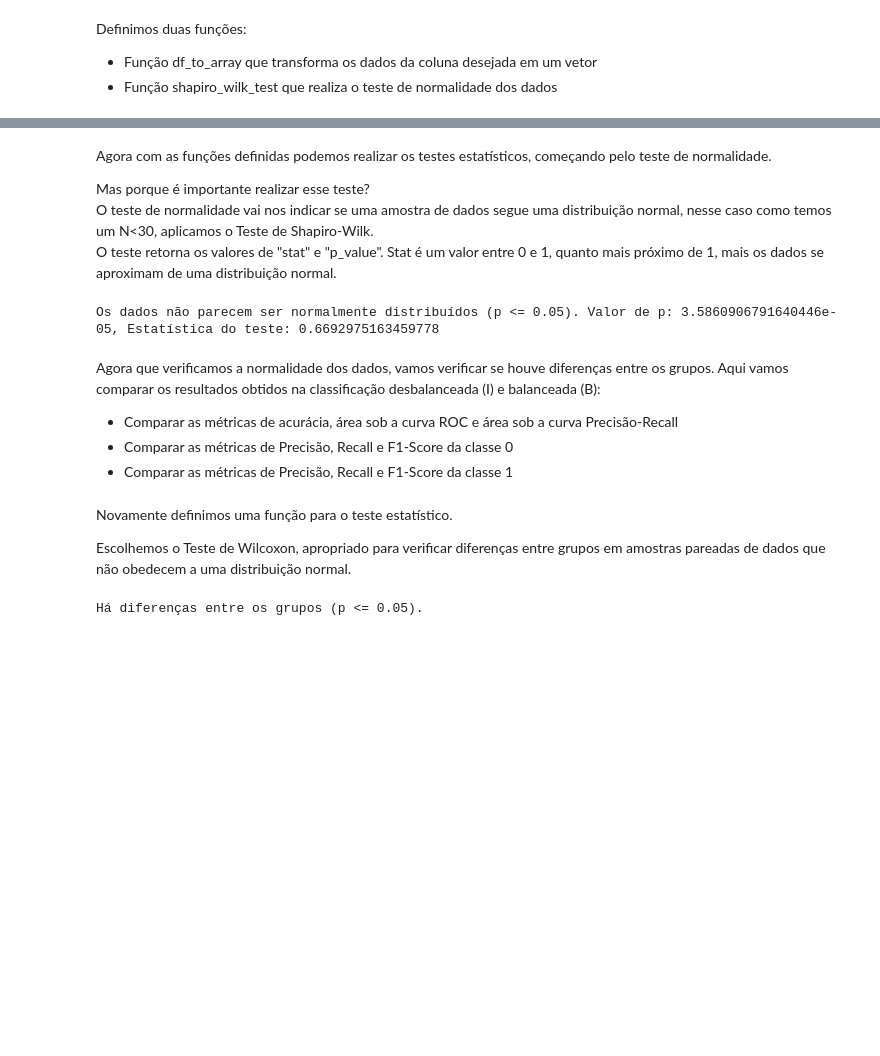
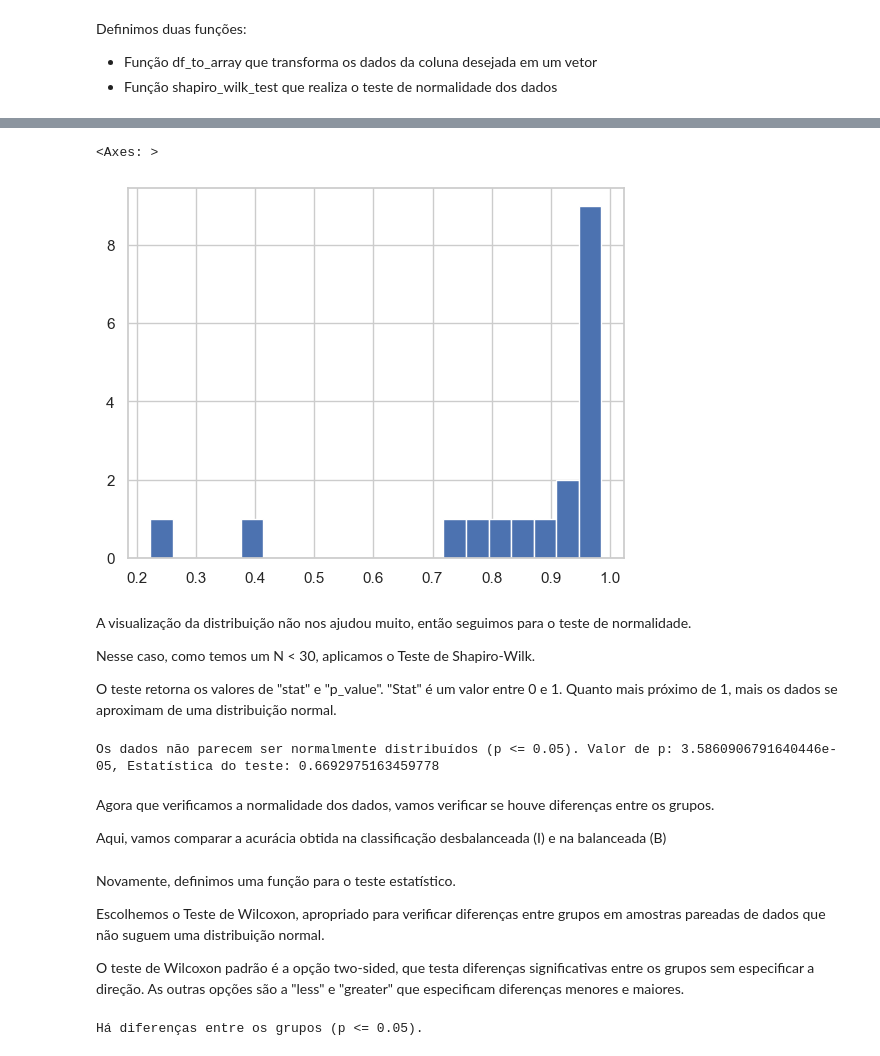
Before and after one commit to HannaCarla/Statistics-Tests, a Jupyter notebook: stats_test_shapiro_wilcoxon.ipynb, the cells around one changed output, grey strips where cells are left out. Saved outputs shown, nothing was run; the diff lists cells and outputs as text; code cells hidden in the pictures; blank space fills up the shorter version.

```diff
--- a/stats_test_shapiro_wilcoxon.ipynb
+++ b/stats_test_shapiro_wilcoxon.ipynb
@@ -80,11 +106,14 @@ def shapiro_wilk_test(array_data):
+# %%
+dados['Acc-I'].hist(bins=20)
+# %% [output]
+<Axes: >
+[figure, added]
 # %% [markdown]
-Agora com as funções definidas podemos realizar os testes estatísticos, começando pelo teste de normalidade.
+A visualização da distribuição não nos ajudou muito, então seguimos para o teste de normalidade.
 
-Mas porque é importante realizar esse teste?
-O teste de normalidade vai nos indicar se uma amostra de dados segue uma distribuição normal, nesse caso como temos um N<30,
-aplicamos o Teste de Shapiro-Wilk.
-O teste retorna os valores de "stat" e "p_value".
-Stat é um valor entre 0 e 1, quanto mais próximo de 1, mais os dados se aproximam de uma distribuição normal.
+Nesse caso, como temos um N < 30, aplicamos o Teste de Shapiro-Wilk.
+
+O teste retorna os valores de "stat" e "p_value". "Stat" é um valor entre 0 e 1. Quanto mais próximo de 1, mais os dados se aproximam de uma distribuição normal.
 # %%
 acc_I = df_to_array(dados, 'Acc-I')
 acc_B = df_to_array(dados, 'Acc-B')
@@ -94,14 +123,14 @@ normalidade = shapiro_wilk_test(acc_I)
 Os dados não parecem ser normalmente distribuídos (p <= 0.05). Valor de p: 3.5860906791640446e-05, Estatística do teste: 0.6692975163459778
 # %% [markdown]
 Agora que verificamos a normalidade dos dados, vamos verificar se houve diferenças entre os grupos.
-Aqui vamos comparar os resultados obtidos na classificação desbalanceada (I) e balanceada (B):
-- Comparar as métricas de acurácia, área sob a curva ROC e área sob a curva Precisão-Recall
-- Comparar as métricas de Precisão, Recall e F1-Score da classe 0
-- Comparar as métricas de Precisão, Recall e F1-Score da classe 1
+
+Aqui, vamos comparar a acurácia obtida na classificação desbalanceada (I) e na balanceada (B)
 # %% [markdown]
-Novamente definimos uma função para o teste estatístico.
+Novamente, definimos uma função para o teste estatístico.
 
-Escolhemos o Teste de Wilcoxon, apropriado para verificar diferenças entre grupos em amostras pareadas de dados que não obedecem a uma distribuição normal.
+Escolhemos o Teste de Wilcoxon, apropriado para verificar diferenças entre grupos em amostras pareadas de dados que não suguem uma distribuição normal.
+
+O teste de Wilcoxon padrão é a opção two-sided, que testa diferenças significativas entre os grupos sem especificar a direção. As outras opções são a "less" e "greater" que especificam diferenças menores e maiores.
 # %%
 def wilcoxon_test (data1, data2):
 
```
Also changed, not shown: parts of 8 cells of this notebook.
